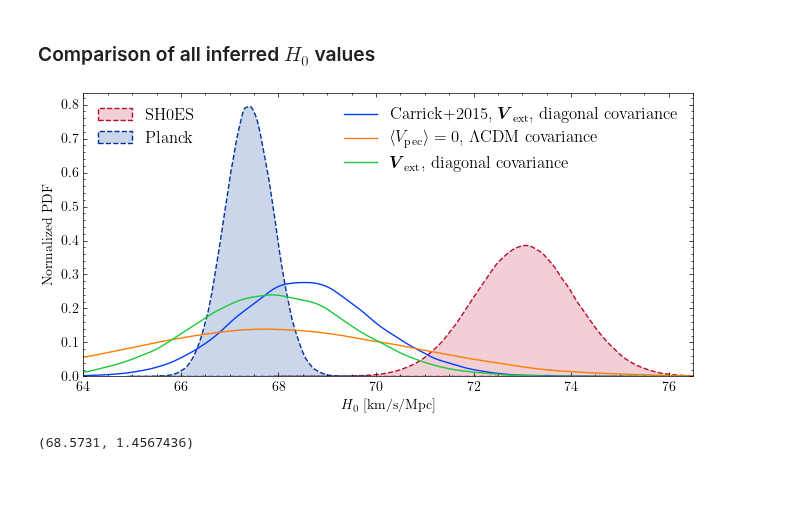
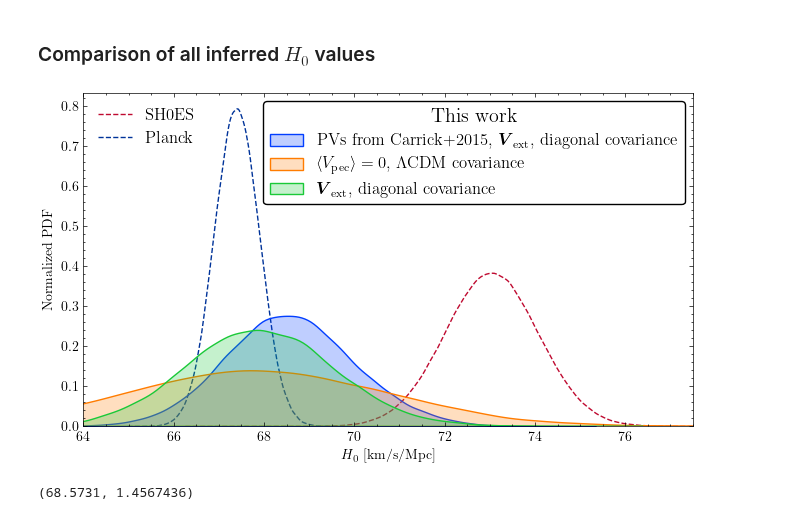
Before and after one commit to candel-cosmo/CANDEL, a Jupyter notebook: notebooks/paper_SH0ES/paper_plots.ipynb, the cells around one changed output. Cells and saved outputs as stored; diff of their text form; code cells hidden in the pictures; blank space fills up the shorter version.

```diff
--- a/notebooks/paper_SH0ES/paper_plots.ipynb
+++ b/notebooks/paper_SH0ES/paper_plots.ipynb
@@ -57,15 +83,5 @@ mu_host_r2_err = np.std(mu_host_r2, axis=0)
 mu_host_unif_err = np.std(mu_host_unif, axis=0)
 
 cz = data["czcmb_cepheid_host"]
-cz_err = np.ones_like(cz) * 270
-
-# Prepare the Hubble diagram plots
-czrange = np.linspace(450, 5100, 1000)
-zrange = czrange / SPEED_OF_LIGHT
-
-cosmo_SH0ES = FlatLambdaCDM(H0=73.04, Om0=0.3)
-mu_SH0ES = cosmo_SH0ES.distmod(czrange / SPEED_OF_LIGHT).value
-
-cosmo_Planck = FlatLambdaCDM(H0=67.4, Om0=0.3)
-mu_Planck = cosmo_Planck.distmod(czrange / SPEED_OF_LIGHT).value
+cz_err = np.ones_like(cz) * 250
 # %%
@@ -405,7 +485,7 @@ fnames = [
     # "Cepheid_H0_PV_covmat_scaled.hdf5",
 ]
 labels = [
-    r"Carrick+2015, $\boldsymbol{V}_{\rm ext}$, diagonal covariance",
+    r"PVs from Carrick+2015, $\boldsymbol{V}_{\rm ext}$, diagonal covariance",
     r"$\langle V_{\rm pec}\rangle = 0$, $\Lambda$CDM covariance",
     r"$\boldsymbol{V}_{\rm ext}$, diagonal covariance",
     # r"$\langle V_{\rm pec}\rangle = 0$, diagonal covariance",
@@ -414,11 +494,10 @@ labels = [
     # r"Cepheids full",
 ]
 
-
 samples = [read_samples(root, fname, "H0") for fname in fnames]
 # %%
 fig_width = 6.8  # in inches
-fig_height = 3.5
+fig_height = 4
 
 filtered_palette = sns.color_palette("bright")
 # filtered_palette = set1_palette[2:]  # skip red (0) and blue (1)
@@ -430,15 +509,15 @@ with plt.style.context("science"):
         sns.kdeplot(
             samples[i],
             label=labels[i],
-            fill=False,
+            fill=True,
             color=filtered_palette[i % len(filtered_palette)]
         )
 
     sns.kdeplot(
         norm(73.04, 1.04).rvs(size=500000),
         label="SH0ES",
-        fill=True,
-        alpha=0.2,
+        fill=False,
+        # alpha=0.2,
         ls="--",
         color="#BF0A30",
         zorder=-1,
@@ -446,8 +525,8 @@ with plt.style.context("science"):
     sns.kdeplot(
         norm(67.4, 0.5).rvs(size=500000),
         label="Planck",
-        fill=True,
-        alpha=0.2,
+        fill=False,
+        # alpha=0.2,
         ls="--",
         color="#003399",
         zorder=-1,
@@ -463,38 +542,44 @@ with plt.style.context("science"):
     plt.ylabel("Normalized PDF")
     # plt.legend(ncol=1, fontsize="large")
 
     ax = plt.gca()
 
     # Get all handles and labels
     handles, labels_all = ax.get_legend_handles_labels()
 
     # Separate by label
     main_handles = []
     main_labels = []
     ref_handles = []
     ref_labels = []
 
     for h, l in zip(handles, labels_all):
         if l in ["SH0ES", "Planck"]:
             ref_handles.append(h)
             ref_labels.append(l)
         else:
             main_handles.append(h)
             main_labels.append(l)
 
-    # First legend (samples)
-    legend1 = ax.legend(main_handles, main_labels, loc="upper right", fontsize="large")
-
-    # Add first legend to the axes explicitly
+    legend1 = ax.legend(
+        main_handles, main_labels,
+        loc="upper right",
+        fontsize="large",
+        title="This work",
+        title_fontsize="x-large",
+        frameon=True,
+        edgecolor='black',
+        facecolor='white',
+        fancybox=True,
+        framealpha=1
+    )
     ax.add_artist(legend1)
-
-    # Second legend (reference)
     ax.legend(ref_handles, ref_labels, loc="upper left", fontsize="large")
 
 
-    plt.xlim(64, 76.5)
+    plt.xlim(64, 77.5)
     plt.tight_layout()
     plt.savefig("/Users/rstiskalek/Downloads/H0_comparison.pdf", dpi=500, bbox_inches="tight")
     plt.show()
 # %% [output]
-[figure, old version]
+[figure, new version]
```
Also changed, not shown: parts of 7 cells of this notebook, 2 other files.
